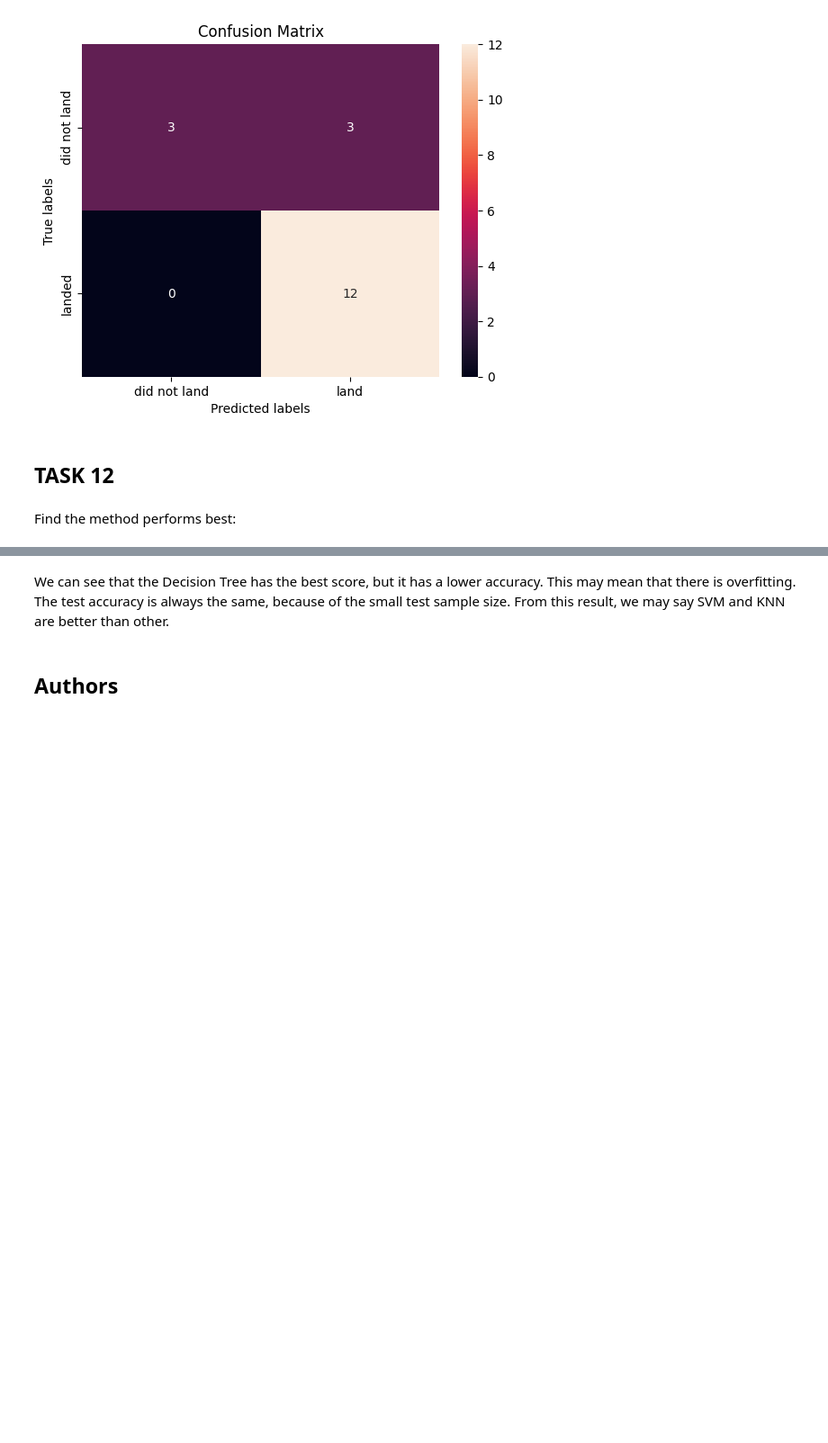
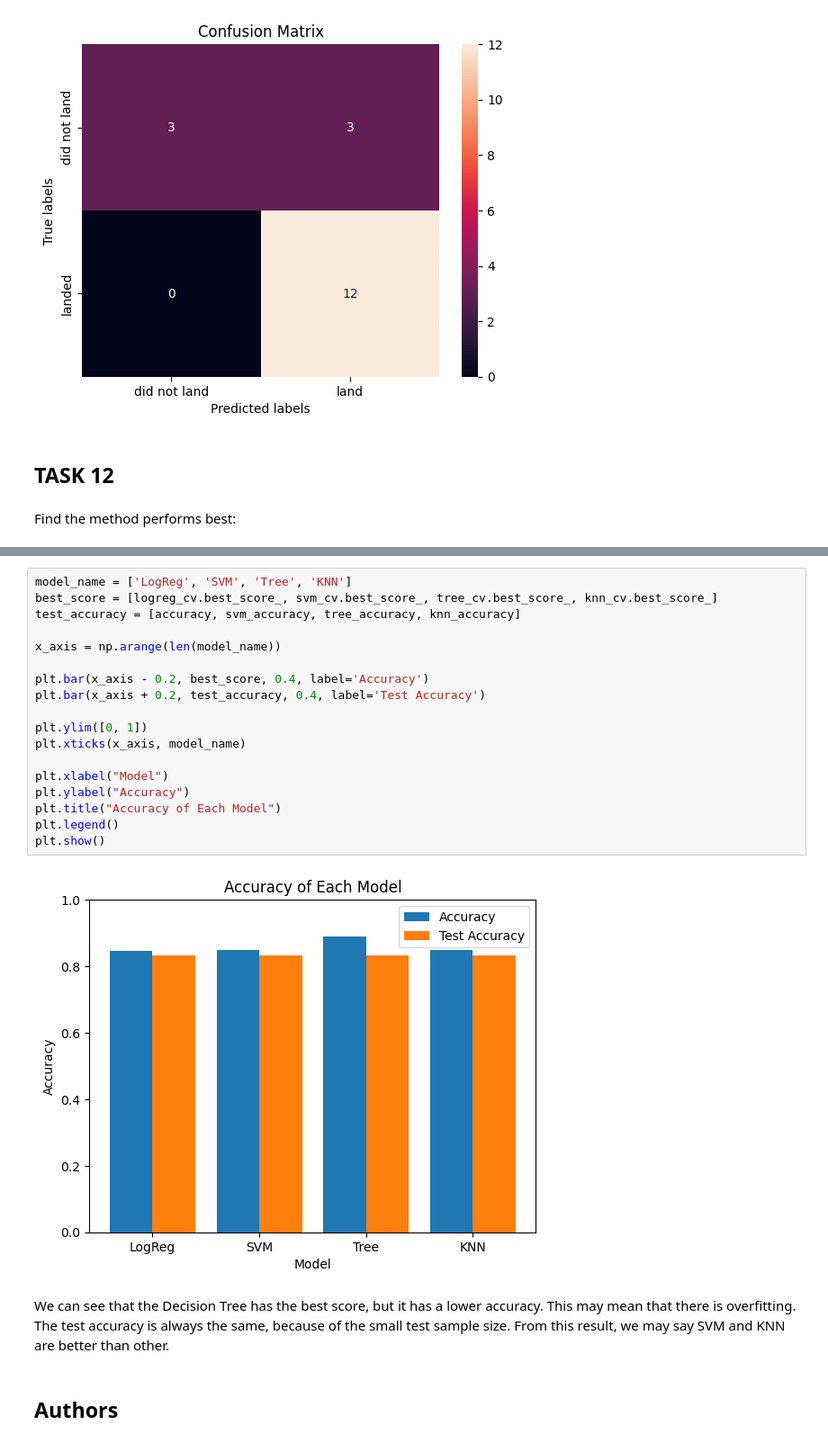
Before and after one commit to zjzhao1002/IBM-Applied-Data-Science-Capstone, a Jupyter notebook: SpaceX_Machine Learning Prediction_Part_5.ipynb, the cells around one changed output, grey strips where cells are left out. Shown at 90% size. Drawn from its saved outputs; the diff is of its cells as text; blank space fills up the shorter version.

```diff
--- a/SpaceX_Machine Learning Prediction_Part_5.ipynb
+++ b/SpaceX_Machine Learning Prediction_Part_5.ipynb
@@ -388,4 +377,24 @@ Tree            0.8875000000000002              0.7777777777777778
 KNN             0.8482142857142858              0.8333333333333334
+# %%
+model_name = ['LogReg', 'SVM', 'Tree', 'KNN']
+best_score = [logreg_cv.best_score_, svm_cv.best_score_, tree_cv.best_score_, knn_cv.best_score_]
+test_accuracy = [accuracy, svm_accuracy, tree_accuracy, knn_accuracy]
+
+x_axis = np.arange(len(model_name))
+
+plt.bar(x_axis - 0.2, best_score, 0.4, label='Accuracy')
+plt.bar(x_axis + 0.2, test_accuracy, 0.4, label='Test Accuracy')
+
+plt.ylim([0, 1])
+plt.xticks(x_axis, model_name)
+
+plt.xlabel("Model")
+plt.ylabel("Accuracy")
+plt.title("Accuracy of Each Model")
+plt.legend()
+plt.show()
+# %% [output]
+[figure, added]
 # %% [markdown]
 We can see that the Decision Tree has the best score, but it has a lower accuracy. This may mean that there is overfitting. The test accuracy is always the same, because of the small test sample size. From this result, we may say SVM and KNN are better than other.
 # %% [markdown]
```
Also changed, not shown: parts of 7 cells of this notebook.
